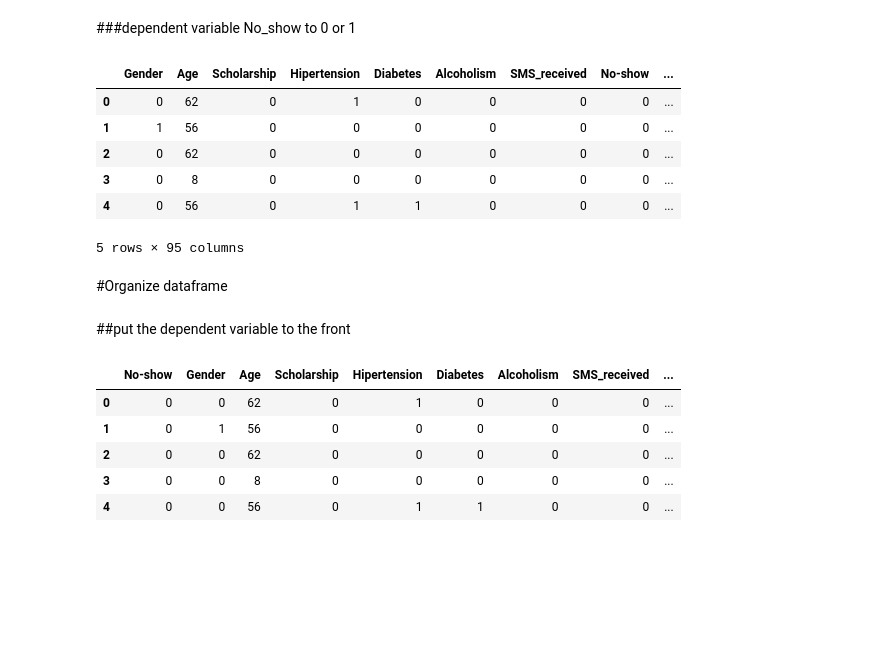
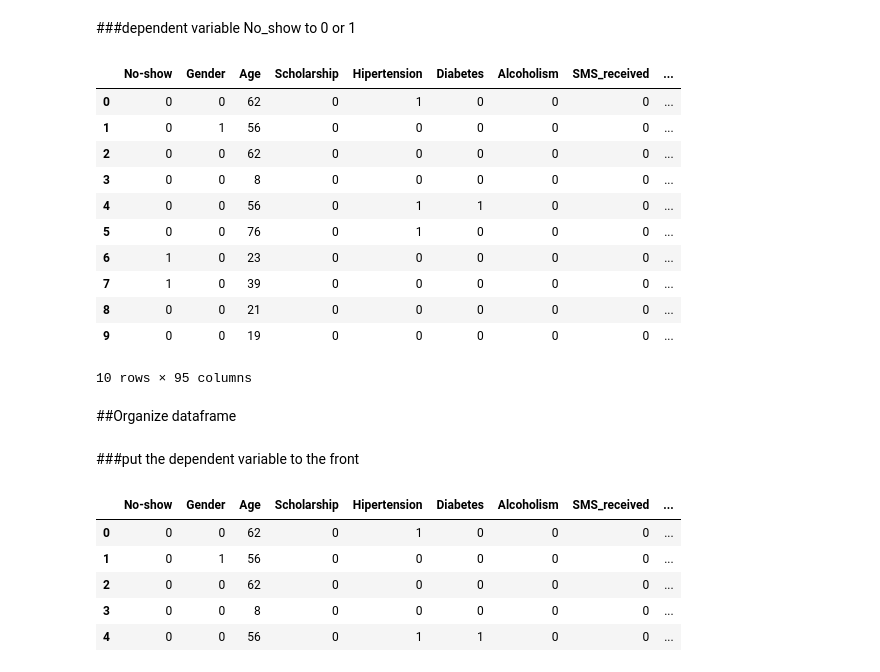
Before and after one commit to HanjunHeatherLi/Clinical_no_show_project, a Jupyter notebook: project_1.ipynb, the cells around one changed output. Drawn from its saved outputs; the diff is of its cells as text; code cells hidden in the pictures; blank space fills up the shorter version.

```diff
--- a/project_1.ipynb
+++ b/project_1.ipynb
@@ -105,20 +111,25 @@ df.drop(['Handcap'],axis=1,inplace=True)
 # %% [markdown]
 ###dependent variable No_show to 0 or 1
 # %%
-df['No-show'] = le.fit_transform(df['No-show'])
-df.head()
+df['No-show'] = le.fit_transform(df['No-show'])# 0=no 1=yes
+df.head(10)
 # %% [output]
-|  | Gender | Age | Scholarship | Hipertension | Diabetes | Alcoholism | SMS_received | No-show | ... |
-| 0 | 0 | 62 | 0 | 1 | 0 | 0 | 0 | 0 | ... |
-| 1 | 1 | 56 | 0 | 0 | 0 | 0 | 0 | 0 | ... |
-| 2 | 0 | 62 | 0 | 0 | 0 | 0 | 0 | 0 | ... |
-| 3 | 0 | 8 | 0 | 0 | 0 | 0 | 0 | 0 | ... |
-| 4 | 0 | 56 | 0 | 1 | 1 | 0 | 0 | 0 | ... |
+|  | No-show | Gender | Age | Scholarship | Hipertension | Diabetes | Alcoholism | SMS_received | ... |
+| 0 | 0 | 0 | 62 | 0 | 1 | 0 | 0 | 0 | ... |
+| 1 | 0 | 1 | 56 | 0 | 0 | 0 | 0 | 0 | ... |
+| 2 | 0 | 0 | 62 | 0 | 0 | 0 | 0 | 0 | ... |
+| 3 | 0 | 0 | 8 | 0 | 0 | 0 | 0 | 0 | ... |
+| 4 | 0 | 0 | 56 | 0 | 1 | 1 | 0 | 0 | ... |
+| 5 | 0 | 0 | 76 | 0 | 1 | 0 | 0 | 0 | ... |
+| 6 | 1 | 0 | 23 | 0 | 0 | 0 | 0 | 0 | ... |
+| 7 | 1 | 0 | 39 | 0 | 0 | 0 | 0 | 0 | ... |
+| 8 | 0 | 0 | 21 | 0 | 0 | 0 | 0 | 0 | ... |
+| 9 | 0 | 0 | 19 | 0 | 0 | 0 | 0 | 0 | ... |
-5 rows × 95 columns
+10 rows × 95 columns
 # %% [markdown]
-#Organize dataframe
+##Organize dataframe
 # %% [markdown]
-##put the dependent variable to the front
+###put the dependent variable to the front
 # %%
 col_name="No-show"
 first_col = df.pop(col_name)
```
Also changed, not shown: parts of 14 cells of this notebook.
